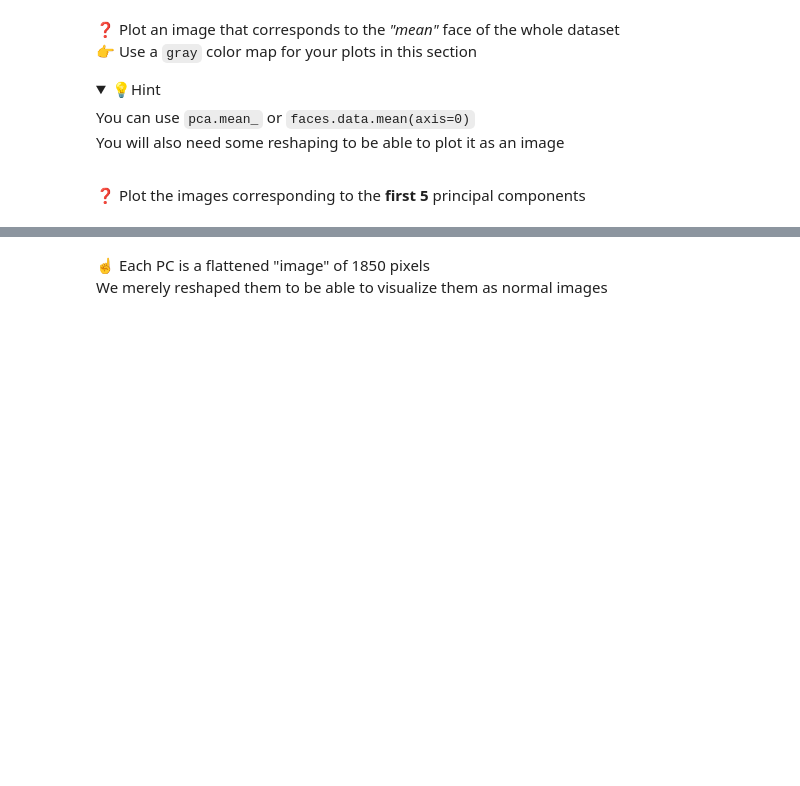
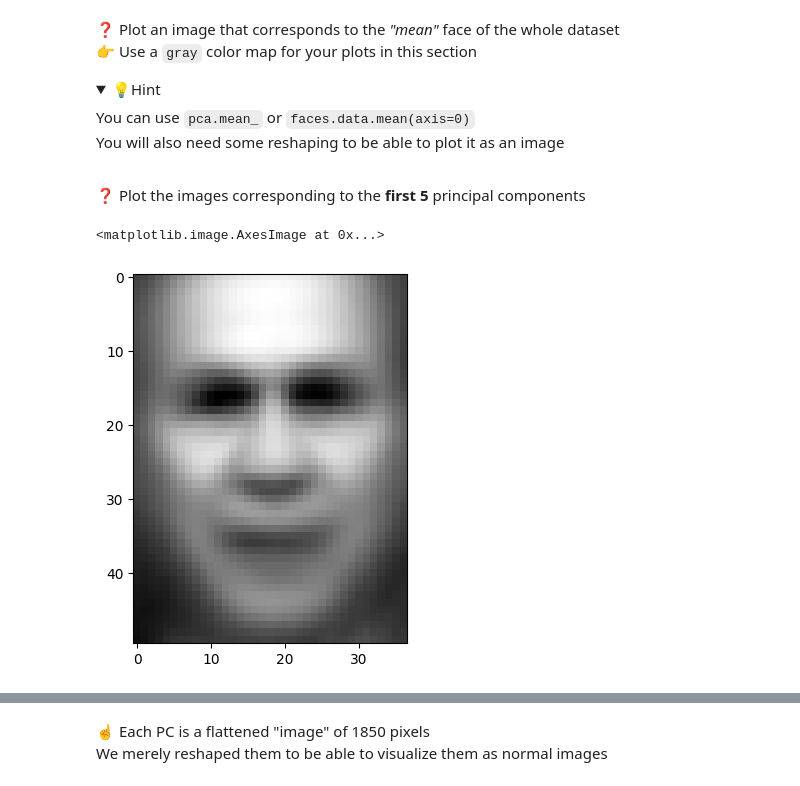
Before and after one commit to tanushrin/data-face-recognition, a Jupyter notebook: face_recognition.ipynb, the cells around one changed output, grey strips where cells are left out. Saved outputs shown, nothing was run; the diff lists cells and outputs as text; code cells hidden in the pictures; folded sections open; blank space fills up the shorter version.

```diff
--- a/face_recognition.ipynb
+++ b/face_recognition.ipynb
@@ -173,0 +251,7 @@ You will also need some reshaping to be able to plot it as an image
+# %%
+# YOUR CODE HERE
+# Plot an image that corresponds to the 'mean' face.
+plt.imshow(pca.mean_.reshape((50,37)), cmap=plt.cm.gray)
+# %% [output]
+<matplotlib.image.AxesImage at 0x...>
+[figure, added]
```
Also changed, not shown: parts of 52 cells of this notebook.
